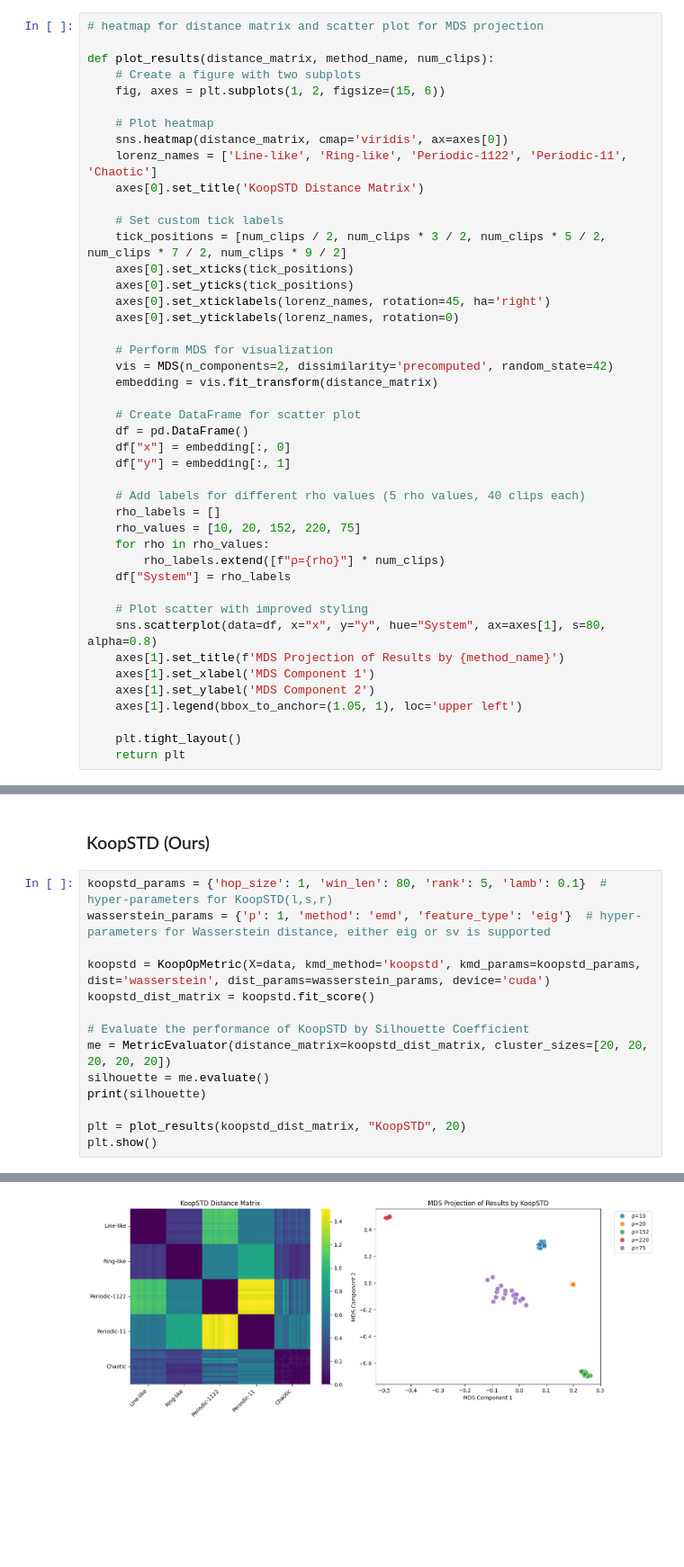
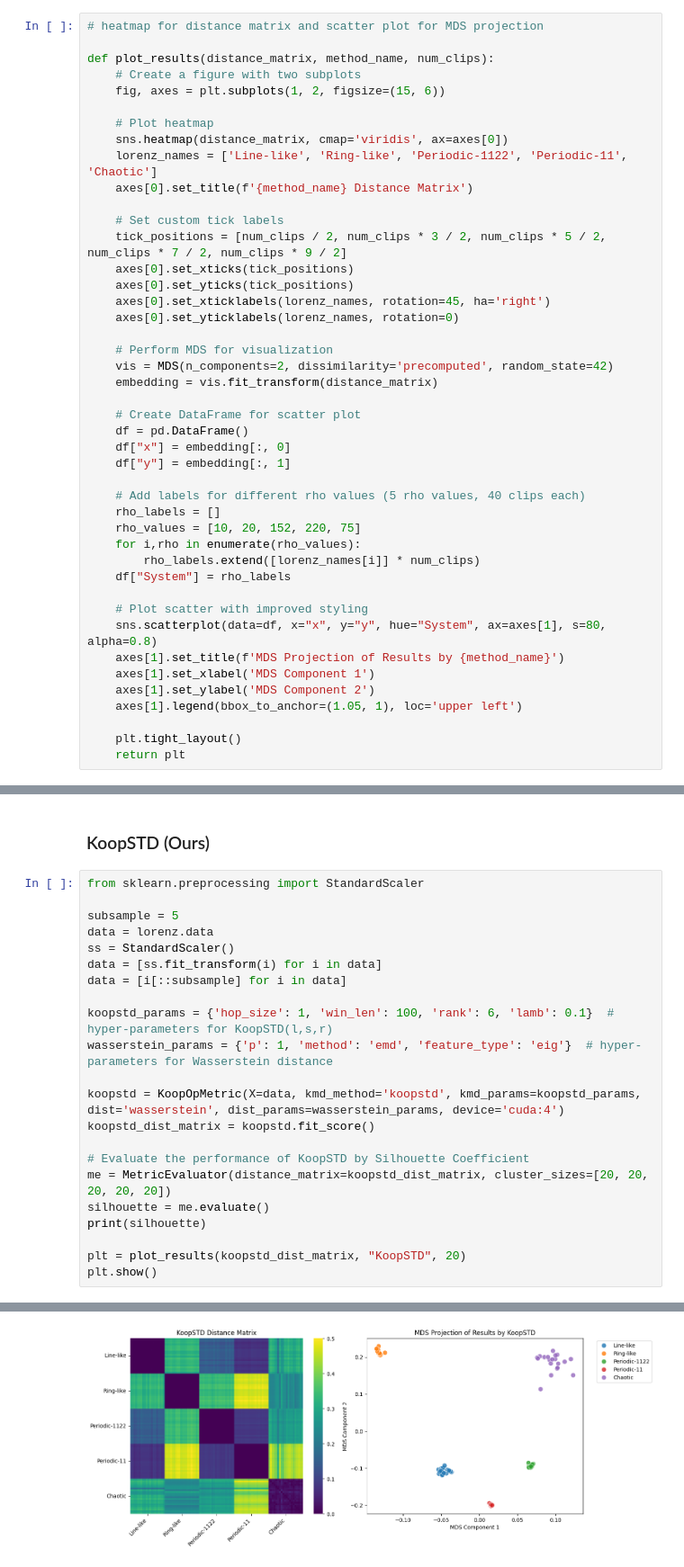
Before and after one commit to ZhangShimin1/KoopSTD, a Jupyter notebook: examples/lorenz63.ipynb, the cells around one changed output, grey strips where cells are left out. Shown at 90% size. Saved outputs shown, nothing was run; the diff lists cells and outputs as text; blank space fills up the shorter version.

Commit message:
response to Ostrow in lorenz63.ipynb, update installation

```diff
--- a/examples/lorenz63.ipynb
+++ b/examples/lorenz63.ipynb
@@ -31,7 +31,7 @@ def plot_results(distance_matrix, method_name, num_clips):
     # Plot heatmap
     sns.heatmap(distance_matrix, cmap='viridis', ax=axes[0])
     lorenz_names = ['Line-like', 'Ring-like', 'Periodic-1122', 'Periodic-11', 'Chaotic']
-    axes[0].set_title('KoopSTD Distance Matrix')
+    axes[0].set_title(f'{method_name} Distance Matrix')
 
     # Set custom tick labels
     tick_positions = [num_clips / 2, num_clips * 3 / 2, num_clips * 5 / 2, num_clips * 7 / 2, num_clips * 9 / 2]
@@ -52,8 +52,8 @@ def plot_results(distance_matrix, method_name, num_clips):
     # Add labels for different rho values (5 rho values, 40 clips each)
     rho_labels = []
     rho_values = [10, 20, 152, 220, 75]
-    for rho in rho_values:
-        rho_labels.extend([f"ρ={rho}"] * num_clips)
+    for i,rho in enumerate(rho_values):
+        rho_labels.extend([lorenz_names[i]] * num_clips)
     df["System"] = rho_labels
 
     # Plot scatter with improved styling
@@ -80,10 +68,18 @@ data[0].shape, len(data)
 # %% [markdown]
 ### KoopSTD (Ours)
 # %%
-koopstd_params = {'hop_size': 1, 'win_len': 80, 'rank': 5, 'lamb': 0.1}  # hyper-parameters for KoopSTD(l,s,r)
-wasserstein_params = {'p': 1, 'method': 'emd', 'feature_type': 'eig'}  # hyper-parameters for Wasserstein distance, either eig or sv is supported
+from sklearn.preprocessing import StandardScaler
 
-koopstd = KoopOpMetric(X=data, kmd_method='koopstd', kmd_params=koopstd_params, dist='wasserstein', dist_params=wasserstein_params, device='cuda')
+subsample = 5
+data = lorenz.data
+ss = StandardScaler()
+data = [ss.fit_transform(i) for i in data]
+data = [i[::subsample] for i in data]
+
+koopstd_params = {'hop_size': 1, 'win_len': 100, 'rank': 6, 'lamb': 0.1}  # hyper-parameters for KoopSTD(l,s,r)
+wasserstein_params = {'p': 1, 'method': 'emd', 'feature_type': 'eig'}  # hyper-parameters for Wasserstein distance
+
+koopstd = KoopOpMetric(X=data, kmd_method='koopstd', kmd_params=koopstd_params, dist='wasserstein', dist_params=wasserstein_params, device='cuda:4')
 koopstd_dist_matrix = koopstd.fit_score()
 
 # Evaluate the performance of KoopSTD by Silhouette Coefficient
@@ -98 +94 @@ plt.show()
-[figure, old version]
+[figure, new version]
```
Also changed, not shown: parts of 8 cells of this notebook, 5 other files.
